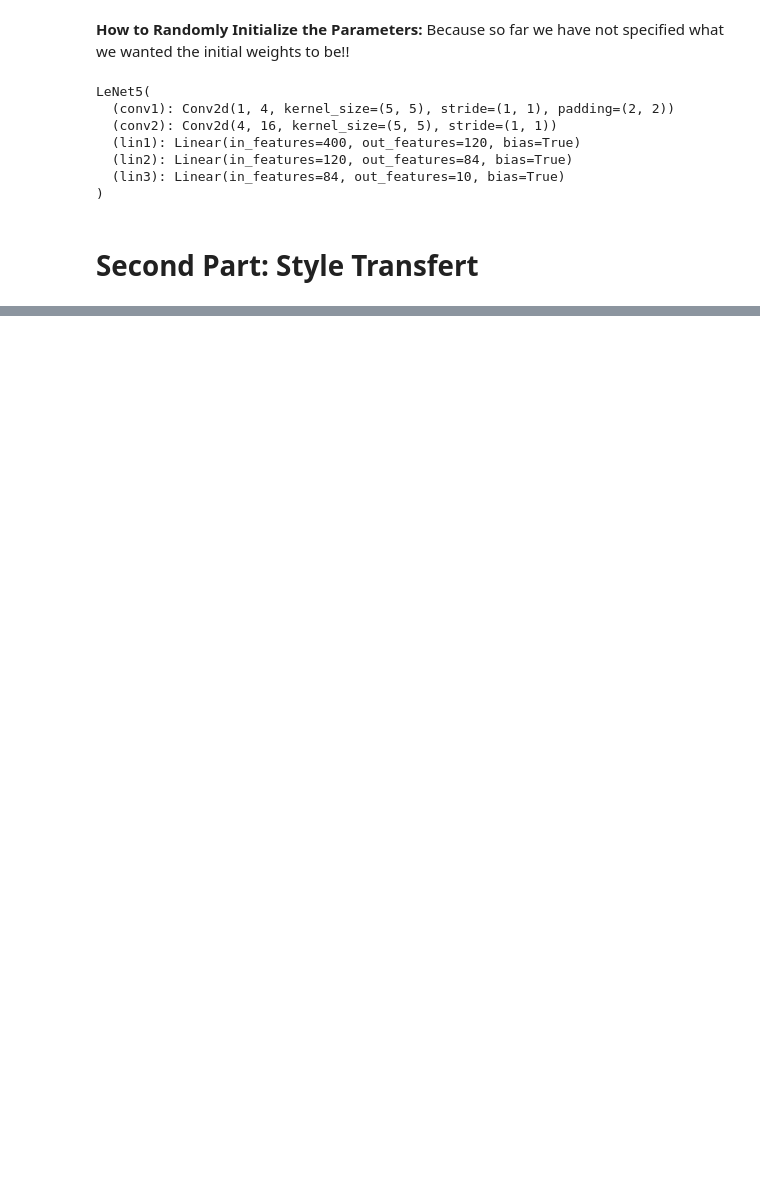
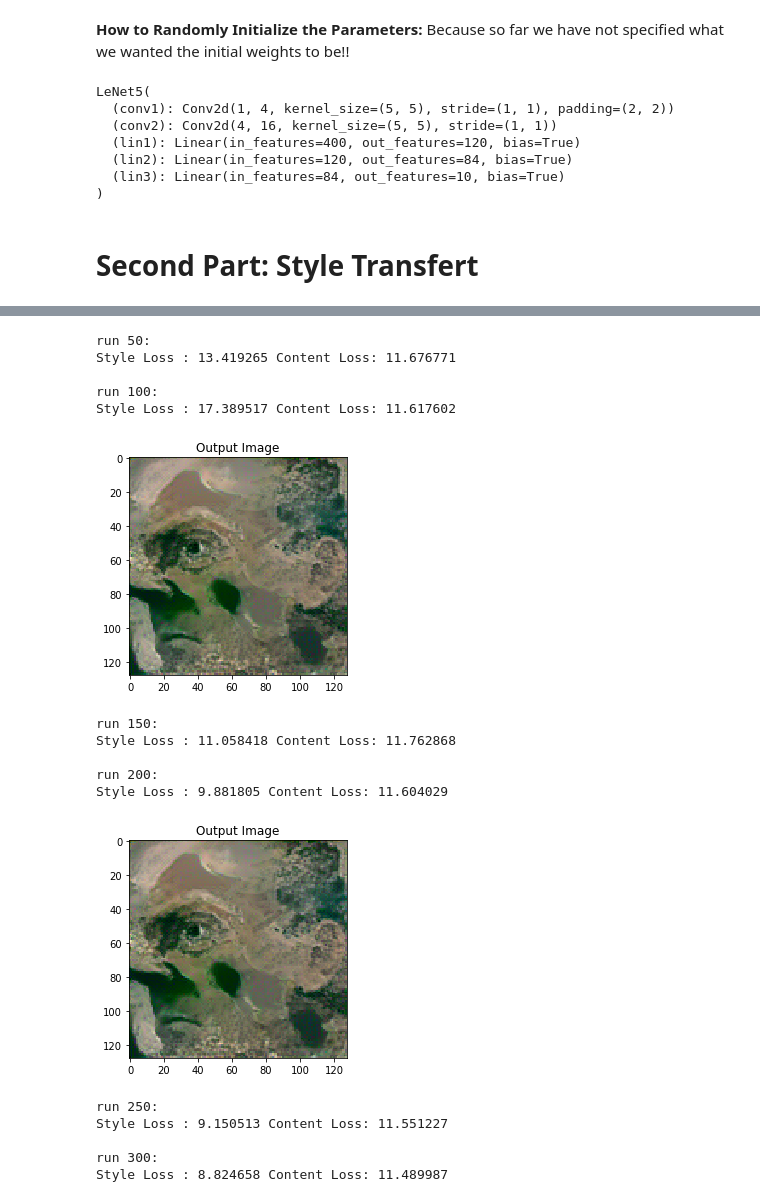
Before and after one commit to sylvainlc/19-map354_share, a Jupyter notebook: 8_funny_deep/TD_deep_learning_fun.ipynb, the cells around one changed output, grey strips where cells are left out. Saved outputs shown, nothing was run; the diff lists cells and outputs as text; code cells hidden in the pictures; blank space fills up the shorter version.

```diff
--- a/8_funny_deep/TD_deep_learning_fun.ipynb
+++ b/8_funny_deep/TD_deep_learning_fun.ipynb
@@ -456,0 +327,4 @@ plt.show()
+# %%
+# two modes: eval() or train()
+# may not be usefull here but it is a good habit to distinguish!
+model = models.vgg19(pretrained=True).features.to(device).eval()
@@ -456,0 +459,76 @@ plt.show()
+# %%
+# INITIALIZATION
+# starting from content image.
+input_img = content_img.clone()
+# starting from noise -> need a lot more data.
+# input_img = torch.randn(content_img.data.size(), device=device)
+
+# OPTIMIZATION PARAMETERS
+optimizer = optim.Adam([input_img.requires_grad_()], lr=0.01)
+num_steps = 1000
+style_weight = 1000000
+content_weight = 1
+
+model, style_losses, content_losses = get_style_model_and_losses(model,
+        normalization_mean, normalization_std, style_img, content_img)
+# %%
+counter = 0
+while counter <= num_steps:
+    # correct the values of updated input image
+    input_img.data.clamp_(0, 1)
+
+    optimizer.zero_grad()
+    model(input_img)
+    style_score = 0
+    content_score = 0
+
+    for sl in style_losses:
+        style_score += sl.loss
+    for cl in content_losses:
+        content_score += cl.loss
+
+    style_score *= style_weight
+    content_score *= content_weight
+
+    loss = style_score + content_score
+    loss.backward()  # compute the gradients.
+
+    # plot the loss from time to time...
+    counter += 1
+    if counter % 50 == 0:
+        print("run {}:".format(counter))
+        print('Style Loss : {:4f} Content Loss: {:4f}'.format(
+            style_score.item(), content_score.item()))
+        print()
+
+    if counter % 100 == 0:
+        img_plot = input_img.clone().detach().data
+        plt.figure()
+        imshow(img_plot, title='Output Image')
+        save_image(img_plot,
+                   'images/in_between/img_' + str(counter) + '.jpg',
+                   nrow=4)
+        plt.show()
+    # gradient descent step
+    optimizer.step()
+
+# a last correction...
+input_img.data.clamp_(0, 1)
+# %% [output]
+run 50:
+Style Loss : 13.419265 Content Loss: 11.676771
+
+run 100:
+Style Loss : 17.389517 Content Loss: 11.617602
+[figure, added]
+run 150:
+Style Loss : 11.058418 Content Loss: 11.762868
+
+run 200:
+Style Loss : 9.881805 Content Loss: 11.604029
+[figure, added]
+run 250:
+Style Loss : 9.150513 Content Loss: 11.551227
+
+run 300:
+Style Loss : 8.824658 Content Loss: 11.489987
```
Also changed, not shown: parts of 36 cells of this notebook, 5 other files.
